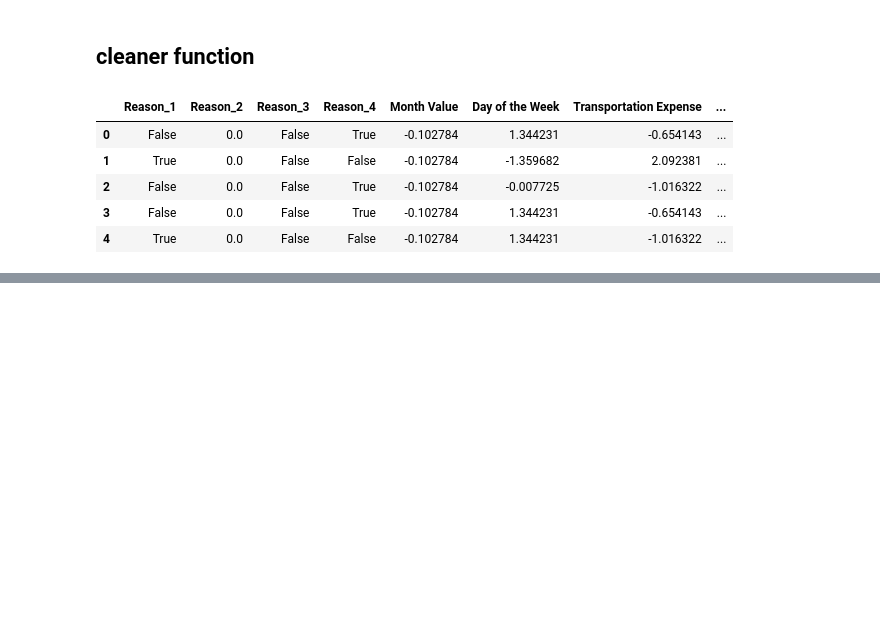
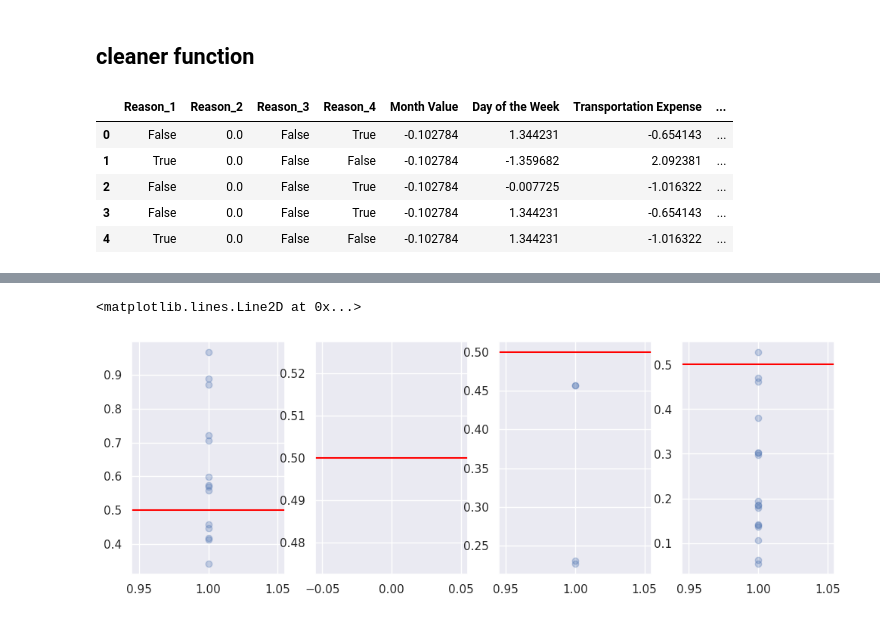
Before and after one commit to LastExile16/DataScience, a Jupyter notebook: case_study/tf_absenteeism_final/load_model.ipynb, the cells around one changed output, grey strips where cells are left out. Saved outputs shown, nothing was run; the diff lists cells and outputs as text; code cells hidden in the pictures; blank space fills up the shorter version.

```diff
--- a/case_study/tf_absenteeism_final/load_model.ipynb
+++ b/case_study/tf_absenteeism_final/load_model.ipynb
@@ -131,0 +199,13 @@ array([[0.13952322],
+# %%
+fig, axs = plt.subplots(nrows=1, ncols=4, figsize=(12,4))
+axs[0].scatter(unscaled_data.loc[unscaled_data['Reason_1']==1, 'Reason_1'], unscaled_data.loc[unscaled_data['Reason_1']==1, 'Probability'], alpha=0.3)
+axs[0].axhline(y=0.5, color='red', linestyle='-')
+axs[1].scatter(unscaled_data.loc[unscaled_data['Reason_2']==1, 'Reason_2'], unscaled_data.loc[unscaled_data['Reason_2']==1, 'Probability'], alpha=0.3)
+axs[1].axhline(y=0.5, color='red', linestyle='-')
+axs[2].scatter(unscaled_data.loc[unscaled_data['Reason_3']==1, 'Reason_3'], unscaled_data.loc[unscaled_data['Reason_3']==1, 'Probability'], alpha=0.3)
+axs[2].axhline(y=0.5, color='red', linestyle='-')
+axs[3].scatter(unscaled_data.loc[unscaled_data['Reason_4']==1, 'Reason_4'], unscaled_data.loc[unscaled_data['Reason_4']==1, 'Probability'], alpha=0.3)
+axs[3].axhline(y=0.5, color='red', linestyle='-')
+# %% [output]
+<matplotlib.lines.Line2D at 0x...>
+[figure, added]
```
Also changed, not shown: parts of 12 cells of this notebook.
